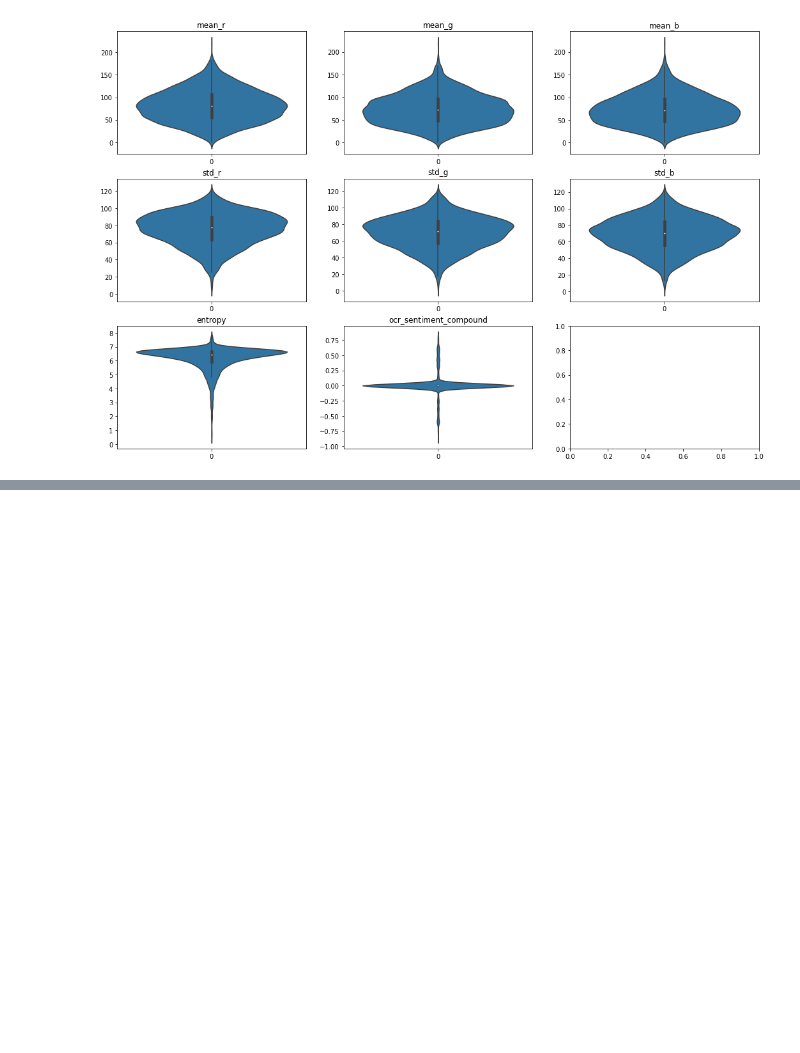
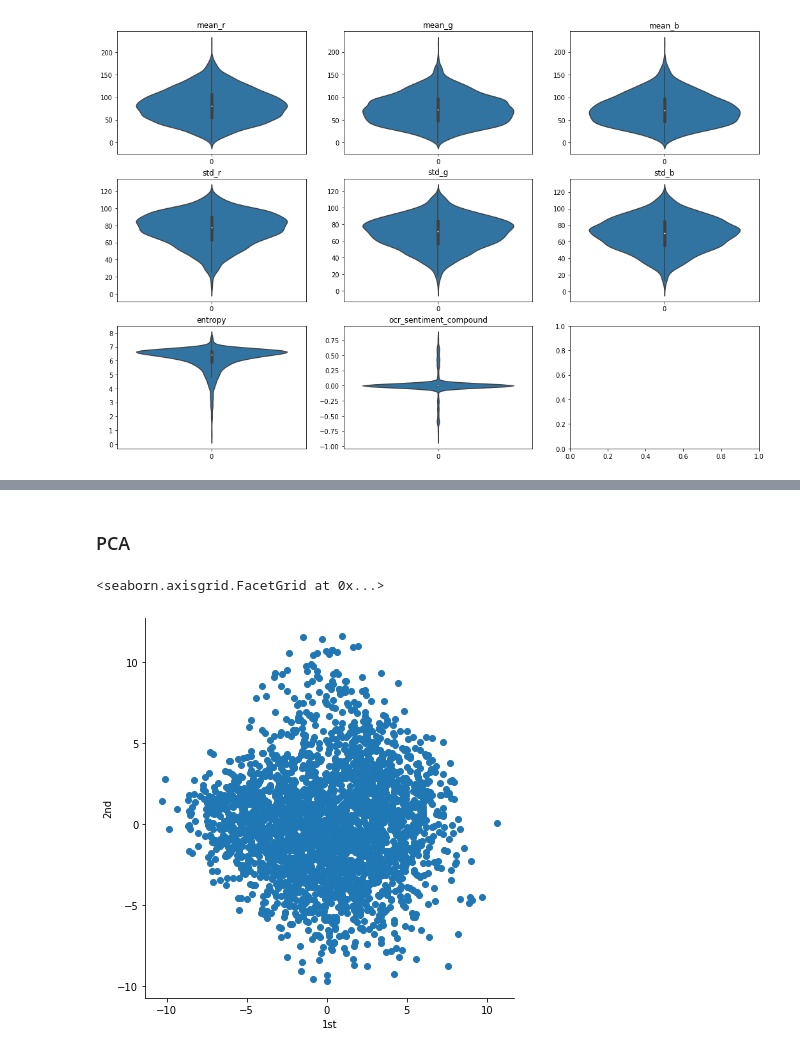
Before and after one commit to AdamKlejda/PED_YT, a Jupyter notebook: Etap2LiLatee_GB.ipynb, the cells around one changed output, grey strips where cells are left out. Saved outputs shown, nothing was run; the diff lists cells and outputs as text; code cells hidden in the pictures; blank space fills up the shorter version.

Commit message:
Etap2, ResNet feature vector

```diff
--- a/Etap2LiLatee_GB.ipynb
+++ b/Etap2LiLatee_GB.ipynb
@@ -122,14 +132,6 @@ for i, img_path in enumerate(glob.glob(f"{imgs_path}/*.png")):
     df.loc[df.video_id == path.stem, "std_g"] = std_of_channels[1]
     df.loc[df.video_id == path.stem, "std_b"] = std_of_channels[2]
 
-    hist_r, _ = histogram(img[:,:,0], 256)
-    hist_g, _ = histogram(img[:,:,0], 256)
-    hist_b, _ = histogram(img[:,:,0], 256)
-
-    df.loc[df.video_id == path.stem, "hist_r"] = json.dumps(hist_r.tolist())
-    df.loc[df.video_id == path.stem, "hist_g"] = json.dumps(hist_g.tolist())
-    df.loc[df.video_id == path.stem, "hist_b"] = json.dumps(hist_b.tolist())
-
     df.loc[df.video_id == path.stem, "entropy"] = shannon_entropy(img)
     df.loc[df.video_id == path.stem, "thumb_ocr_text"] = pytesseract.image_to_string(img)
 
@@ -465,0 +529,17 @@ df[:3]
+# %% [markdown]
+### PCA
+# %%
+from sklearn import decomposition
+
+df = pd.read_csv(f"./our_data/Etap2/etap2_{region}-V2.csv")
+list_of_vecs = df.loc[df.features_vec_resnet18.notnull(), "features_vec_resnet18"].values
+list_of_vecs = list(map(json.loads, list_of_vecs))
+
+pca = decomposition.PCA()
+pca.n_components = 2
+pca_data = pca.fit_transform(list_of_vecs)
+pca_df = pd.DataFrame(pca_data, columns=["1st", "2nd"])
+sns.FacetGrid(pca_df, size=6).map(plt.scatter, "1st", "2nd")
+# %% [output]
+<seaborn.axisgrid.FacetGrid at 0x...>
+[figure, added]
```
Also changed, not shown: parts of 5 cells of this notebook, 22 other files.
